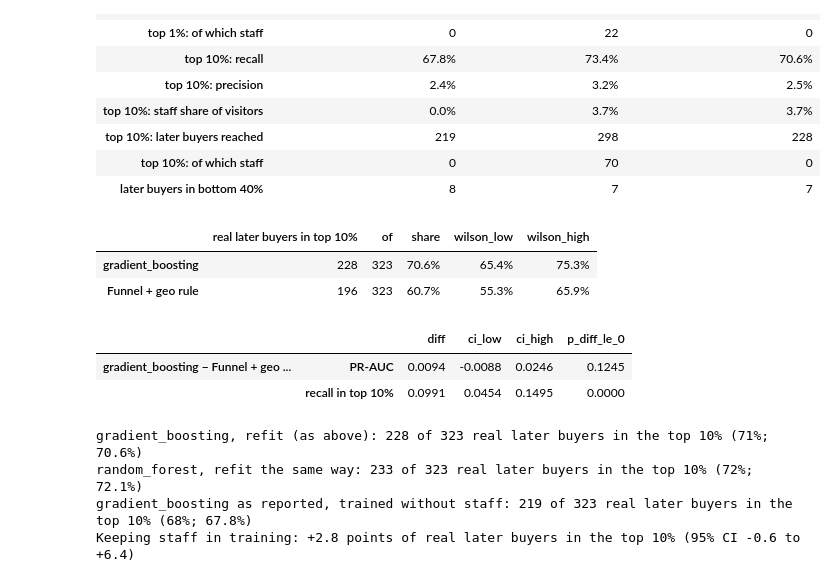
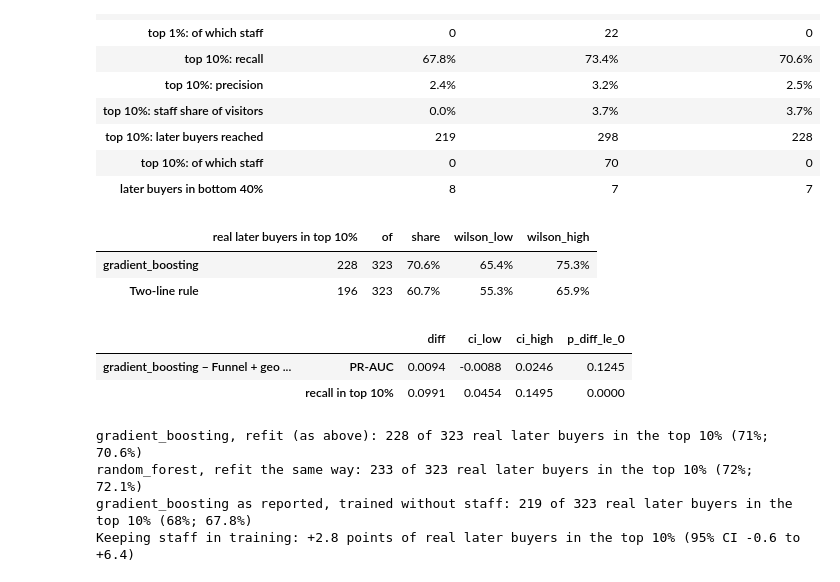
Before and after one commit to Pann13223029/merch-store-marketing-case-study, a Jupyter notebook: notebooks/04_analyze_remarketing.ipynb, the cells around one changed output. Drawn from its saved outputs; the diff is of its cells as text; code cells hidden in the pictures.

```diff
--- a/notebooks/04_analyze_remarketing.ipynb
+++ b/notebooks/04_analyze_remarketing.ipynb
@@ -237,7 +237,7 @@ best = best.loc[best.groupby("model").cv_pr_auc.idxmax()].set_index("model")
 chosen = best.cv_pr_auc.idxmax()
 
 baseline_cv = {}
-for name, rule in [("Funnel rule", funnel_rule_score), ("Funnel + geo rule", funnel_geo_rule_score)]:
+for name, rule in [("Funnel rule", funnel_rule_score), ("Two-line rule", funnel_geo_rule_score)]:
     baseline_cv[name] = np.mean([average_precision_score(rows_between(train, c, e)[LABEL], rule(rows_between(train, c, e)))
                                  for _, (c, e) in CV_FOLDS])
 baseline_cv["Lab features (refit)"] = cross_validate(lab_features_pipeline, train)["cv_pr_auc"]
@@ -279,5 +279,5 @@ All models are refit on the full training months and scored on the test months,
 # %%
-scores = {"Funnel rule": funnel_rule_score(test), "Funnel + geo rule": funnel_geo_rule_score(test),
+scores = {"Funnel rule": funnel_rule_score(test), "Two-line rule": funnel_geo_rule_score(test),
           "Lab features (refit)": lab_features_pipeline().fit(train, train[LABEL]).predict_proba(test)[:, 1]}
 fitted = {}
 for name, row in best.iterrows():
@@ -304,7 +304,7 @@ results.style.format({"pr_auc": "{:.4f}", "pr_auc_ci_low": "{:.4f}", "pr_auc_ci_
 precision_top_10 = lambda yy, ss: top_share_precision(yy, ss, 0.10)   # used for the top-decile lift in §5
 recall_top_10 = lambda yy, ss: top_share_recall(yy, ss, 0.10)         # share of later buyers in the top 10%
 comparisons = {}
-for base in ["Funnel rule", "Funnel + geo rule", "Lab features (refit)"]:
+for base in ["Funnel rule", "Two-line rule", "Lab features (refit)"]:
     for metric_name, metric in [("PR-AUC", average_precision_score), ("recall in top 10%", recall_top_10)]:
         comparisons[(f"{chosen} − {base}", metric_name)] = bootstrap_metric_diff(y, scores[chosen], scores[base], metric,
                                                                                 n_boot=N_BOOT)
@@ -428,7 +428,7 @@ Brier score 0.00340; mean predicted 0.340% vs observed 0.353%
 #     Cuts break ties by row order; the last column is the count expected if tied scores were ordered at random.
 n_buyers = int(y.sum())
 rows = []
-for name in [chosen, "Funnel + geo rule", "Funnel rule"]:
+for name in [chosen, "Two-line rule", "Funnel rule"]:
     s = scores[name]
     for where, count, if_random in [("top 10%", top_share_count(y, s, 0.10), expected_top_share_count(y, s, 0.10)),
                                     ("bottom 40%", bottom_share_count(y, s, 0.40),
@@ -734,22 +734,22 @@ counts = [r for r in metrics.index if r not in shares and r != "PR-AUC"]
 # %%
 # The audience claim for real customers: the refit model against the two-line rule on the same visitors
 geo_live = funnel_geo_rule_score(test_live)
 n_real = int(y_real.sum())
 claim = {}
-for name, ss in [(chosen, s_live), ("Funnel + geo rule", geo_live)]:
+for name, ss in [(chosen, s_live), ("Two-line rule", geo_live)]:
     count = top_share_count(y_real, ss, 0.10)
     low, high = proportion_confint(count, n_real, method="wilson")
     claim[name] = {"real later buyers in top 10%": count, "of": n_real, "share": count / n_real, "wilson_low": low,
                    "wilson_high": high}
 display(pd.DataFrame(claim).T.style.format({"real later buyers in top 10%": "{:.0f}", "of": "{:.0f}", "share": "{:.1%}",
                                             "wilson_low": "{:.1%}", "wilson_high": "{:.1%}"}))
 pd.DataFrame({(f"{chosen} − Funnel + geo rule", metric_name): bootstrap_metric_diff(y_real, s_live, geo_live, metric,
                                                                                   n_boot=N_BOOT)
               for metric_name, metric in [("PR-AUC", average_precision_score), ("recall in top 10%", recall_top_10)]}).T.round(4)
 # %% [output]
 |  | real later buyers in top 10% | of | share | wilson_low | wilson_high |
 | gradient_boosting | 228 | 323 | 70.6% | 65.4% | 75.3% |
-| Funnel + geo rule | 196 | 323 | 60.7% | 55.3% | 65.9% |
+| Two-line rule | 196 | 323 | 60.7% | 55.3% | 65.9% |
 |  |  | diff | ci_low | ci_high | p_diff_le_0 |
 | gradient_boosting − Funnel + geo ... | PR-AUC | 0.0094 | -0.0088 | 0.0246 | 0.1245 |
 |  | recall in top 10% | 0.0991 | 0.0454 | 0.1495 | 0.0000 |
```
Also changed, not shown: parts of 13 cells of this notebook, 25 other files.
